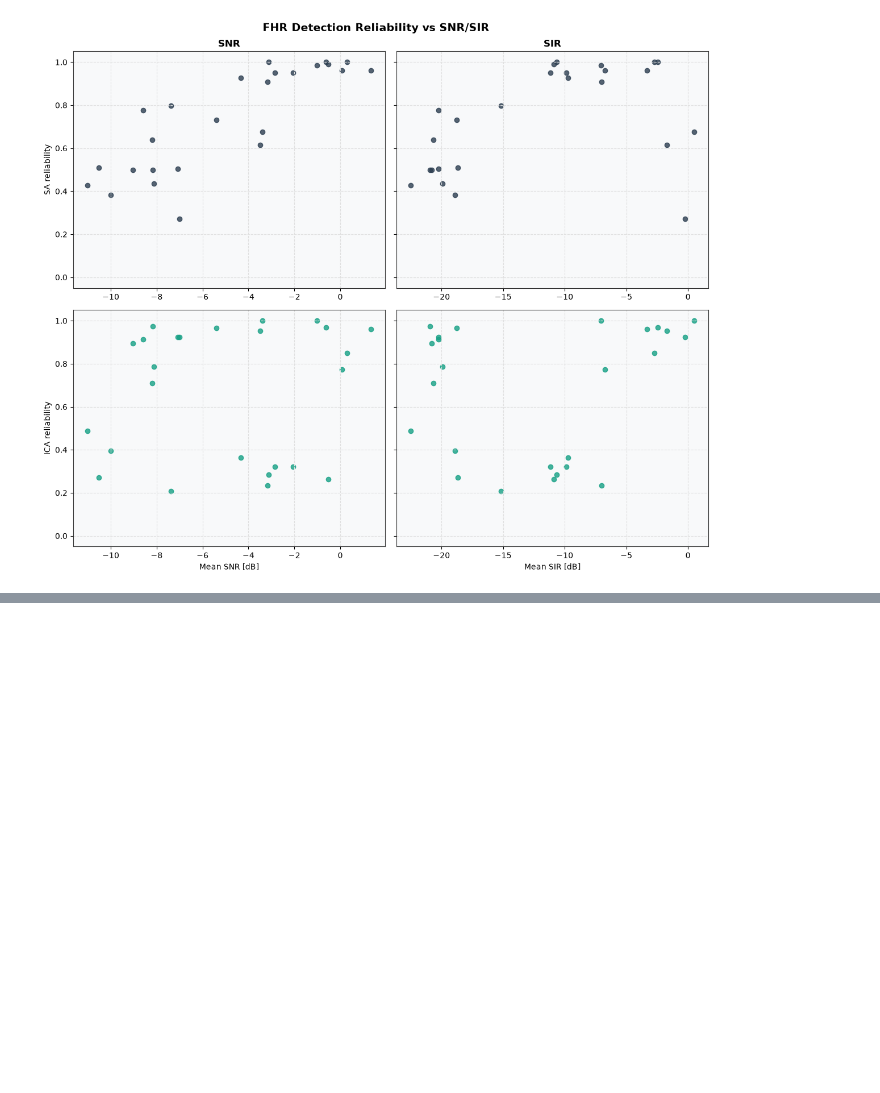
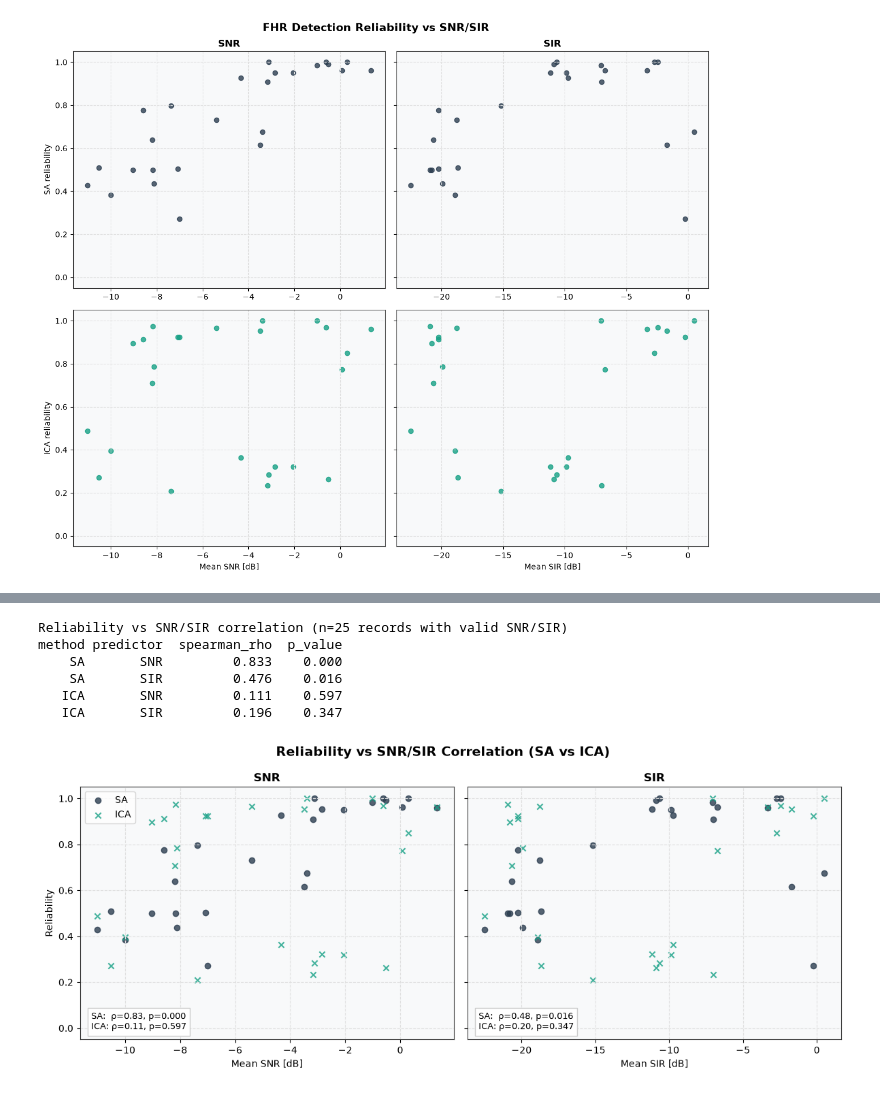
Before and after one commit to fedeceru/BSP_project, a Jupyter notebook: notebooks/main_analysis.ipynb, the cells around one changed output, grey strips where cells are left out. Saved outputs shown, nothing was run; the diff lists cells and outputs as text; code cells hidden in the pictures; blank space fills up the shorter version.

```diff
--- a/notebooks/main_analysis.ipynb
+++ b/notebooks/main_analysis.ipynb
@@ -328,3 +345,24 @@ plot_snr_sir_vs_reliability(df_fig10)
+# %%
+# Spearman's rho between reliability and SNR/SIR, separately for SA and ICA.
+corr_rows = []
+for method, rel_col in [('SA', 'reliability_sa_fig10'), ('ICA', 'reliability_ica_fig10')]:
+    for predictor, pred_col in [('SNR', 'mean_snr_db'), ('SIR', 'mean_sir_db')]:
+        rho, p_value, _, _ = spearman_with_ci(df_fig10[pred_col], df_fig10[rel_col], random_state=42)
+        corr_rows.append({'method': method, 'predictor': predictor, 'spearman_rho': rho, 'p_value': p_value})
+
+df_corr = pd.DataFrame(corr_rows)
+print(f"Reliability vs SNR/SIR correlation (n={len(df_fig10)} records with valid SNR/SIR)")
+print(df_corr.to_string(index=False, float_format=lambda v: f'{v:.3f}'))
+
+plot_reliability_correlation(df_fig10, df_corr)
+# %% [output]
+Reliability vs SNR/SIR correlation (n=25 records with valid SNR/SIR)
+method predictor  spearman_rho  p_value
+    SA       SNR         0.833    0.000
+    SA       SIR         0.476    0.016
+   ICA       SNR         0.111    0.597
+   ICA       SIR         0.196    0.347
+[figure, added]
 # %% [markdown]
 ### Validation Against Ground Truth
 
```
Also changed, not shown: parts of 13 cells of this notebook, 3 other files.
